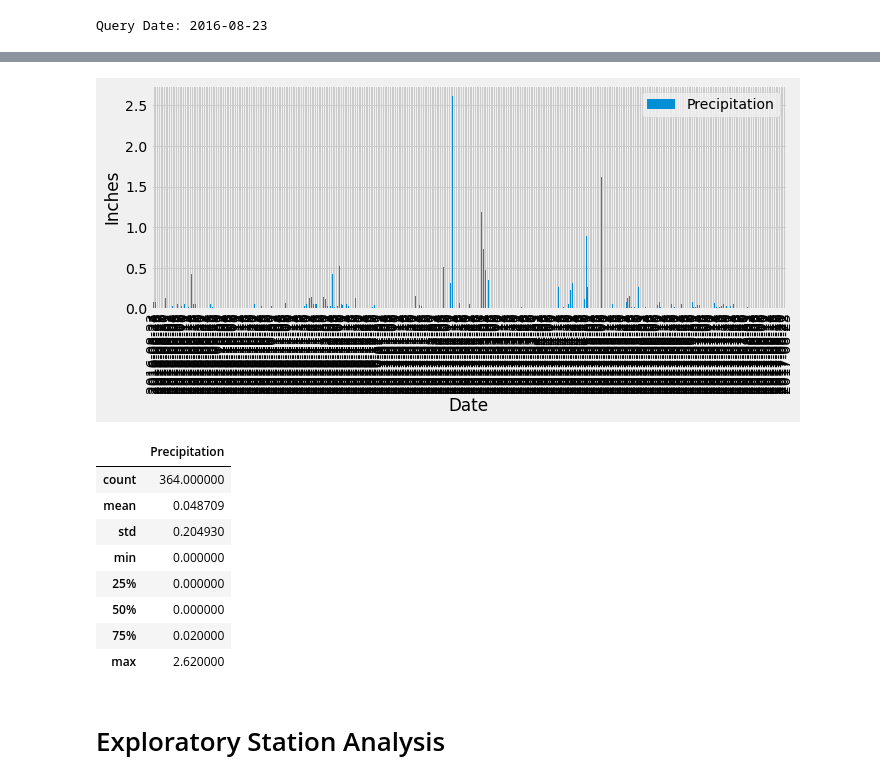
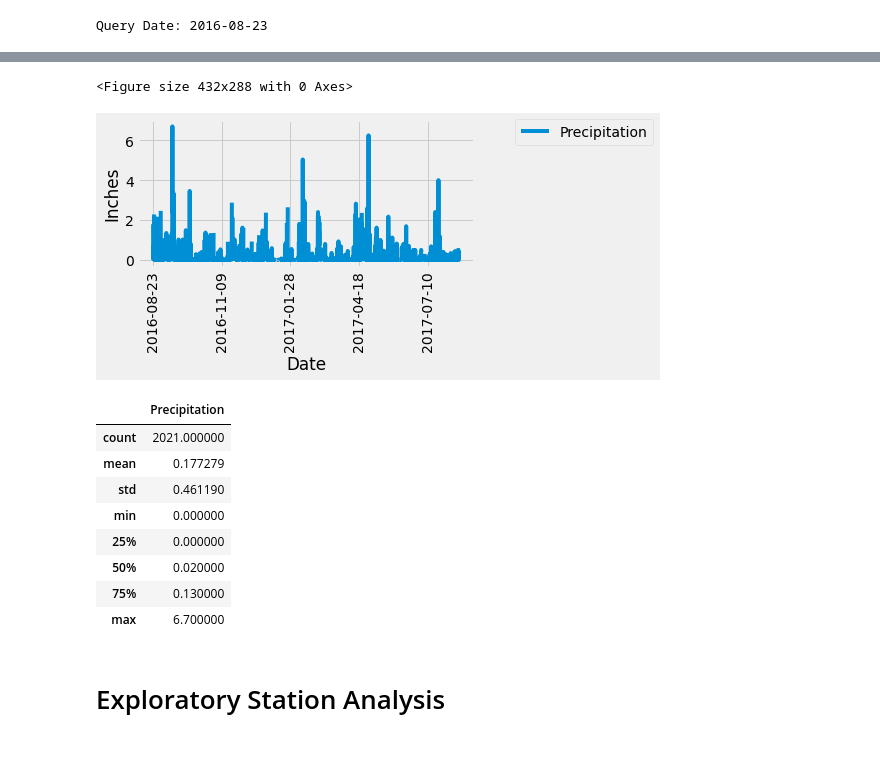
Before and after one commit to yperez0914/sqlalchemy-challenge, a Jupyter notebook: HI_Climate.ipynb, the cells around one changed output, grey strips where cells are left out. Drawn from its saved outputs; the diff is of its cells as text; code cells hidden in the pictures; blank space fills up the shorter version.

Commit message:
query temps

```diff
--- a/HI_Climate.ipynb
+++ b/HI_Climate.ipynb
@@ -93,10 +93,16 @@ print('Query Date:', query_date)
 Query Date: 2016-08-23
 # %%
 # Perform a query to retrieve the data and precipitation scores
-sel = [Measurement.date, Measurement.prcp]
-results = session.query(*sel).\
-    filter(func.strftime(Measurement.date >= query_date)).\
-    group_by(Measurement.date).all()
+#sel = [Measurement.date, Measurement.prcp]
+# results = session.query(Measurement.date, func.sum(Measurement.prcp)).\
+#     filter(func.strftime(Measurement.date >= query_date)).\
+#     group_by(Measurement.date).\
+#     order_by(func.sum(Measurement.prcp).desc()).all()
+# results
+
+results = session.query(Measurement.date, Measurement.prcp).\
+    filter(func.strftime(Measurement.date >= query_date)).all()
+    #order_by(func.sum(Measurement.prcp).desc()).all()
 results
 # %% [output]
 [('2016-08-23', 0.0),
@@ -139,2 +145,4 @@ precip
 # %%
 # Sort the dataframe by date
+precip_sort=precip.sort_values("Date")
+precip_sort
@@ -141,29 +164,33 @@ precip
 # %%
  # # Use Pandas Plotting with Matplotlib to plot the data
-precip.plot.bar()
-#xticks = '2016-08-23', '2016-10-01','2016-11-09','2-16-12-19','2017-01-28','2017-03-09','2017-04-18','2017-05-31','2017-07-10')
+#precip_sort.plot()
+#xticks = ['2016-08-23', '2016-10-01','2016-11-09','2-16-12-19','2017-01-28','2017-03-09','2017-04-18','2017-05-31','2017-07-10']
+plt.figure()
+precip_sort.plot()
 plt.ylabel('Inches')
 plt.xlabel('Date')
 plt.xticks(rotation=90)
+plt.legend(bbox_to_anchor=(1.1, 1.05))
 plt.tight_layout()
 #plt.rcParams['figure.figsize'] = [10, 5]
 plt.savefig('precipitation.png')
 plt.show()
 # %% [output]
+<Figure size 432x288 with 0 Axes>
-[figure, old version]
+[figure, new version]
 # %%
 #Use Pandas to calcualte the summary statistics for the precipitation data
-precip.describe()
+precip_sort.describe()
 # %% [output]
 |  | Precipitation |
-| count | 364.000000 |
-| mean | 0.048709 |
-| std | 0.204930 |
+| count | 2021.000000 |
+| mean | 0.177279 |
+| std | 0.461190 |
 | min | 0.000000 |
 | 25% | 0.000000 |
-| 50% | 0.000000 |
-| 75% | 0.020000 |
-| max | 2.620000 |
+| 50% | 0.020000 |
+| 75% | 0.130000 |
+| max | 6.700000 |
 # %% [markdown]
 # Exploratory Station Analysis
 # %%
```
Also changed, not shown: parts of 11 cells of this notebook, 1 other file.
